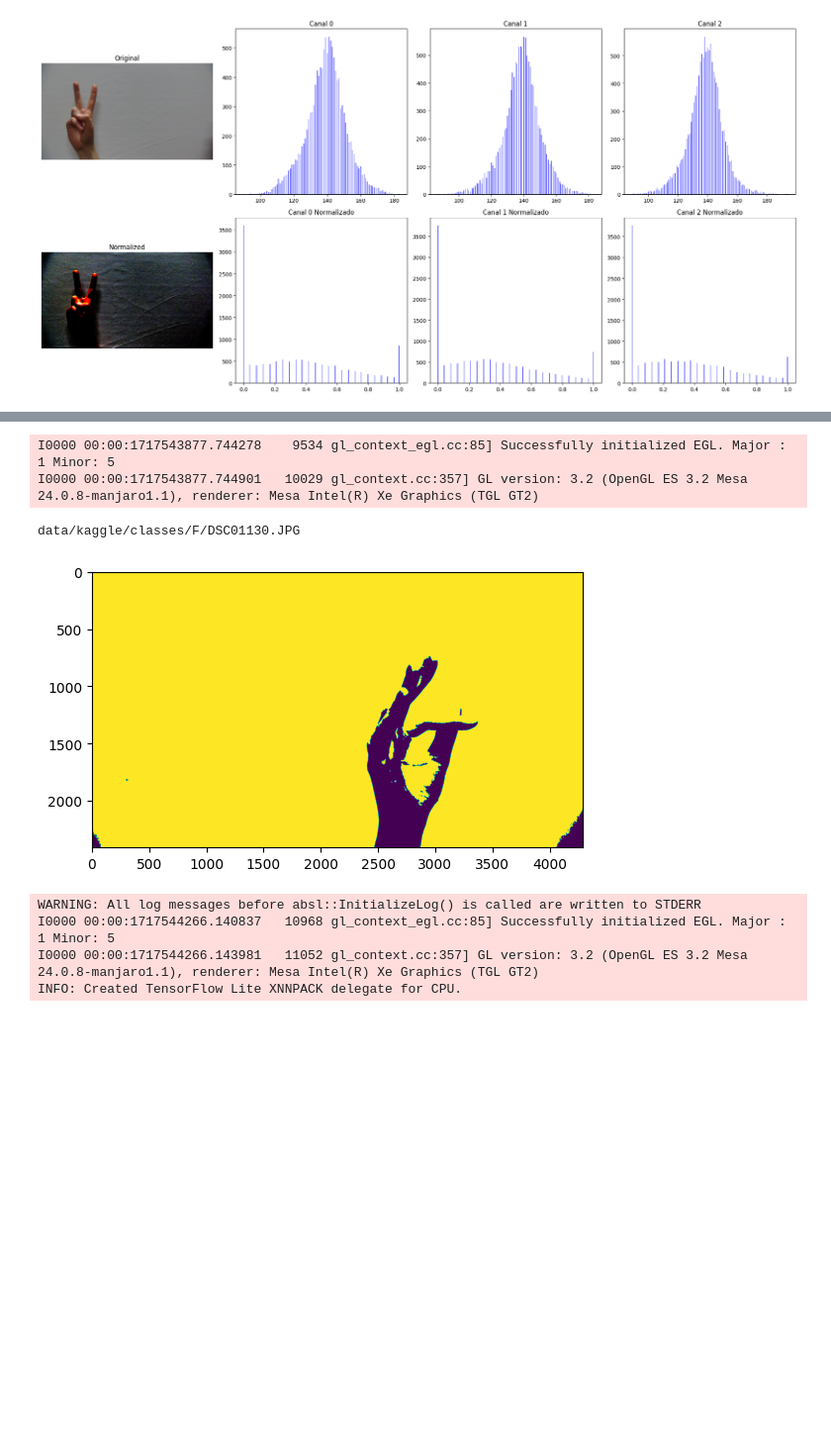
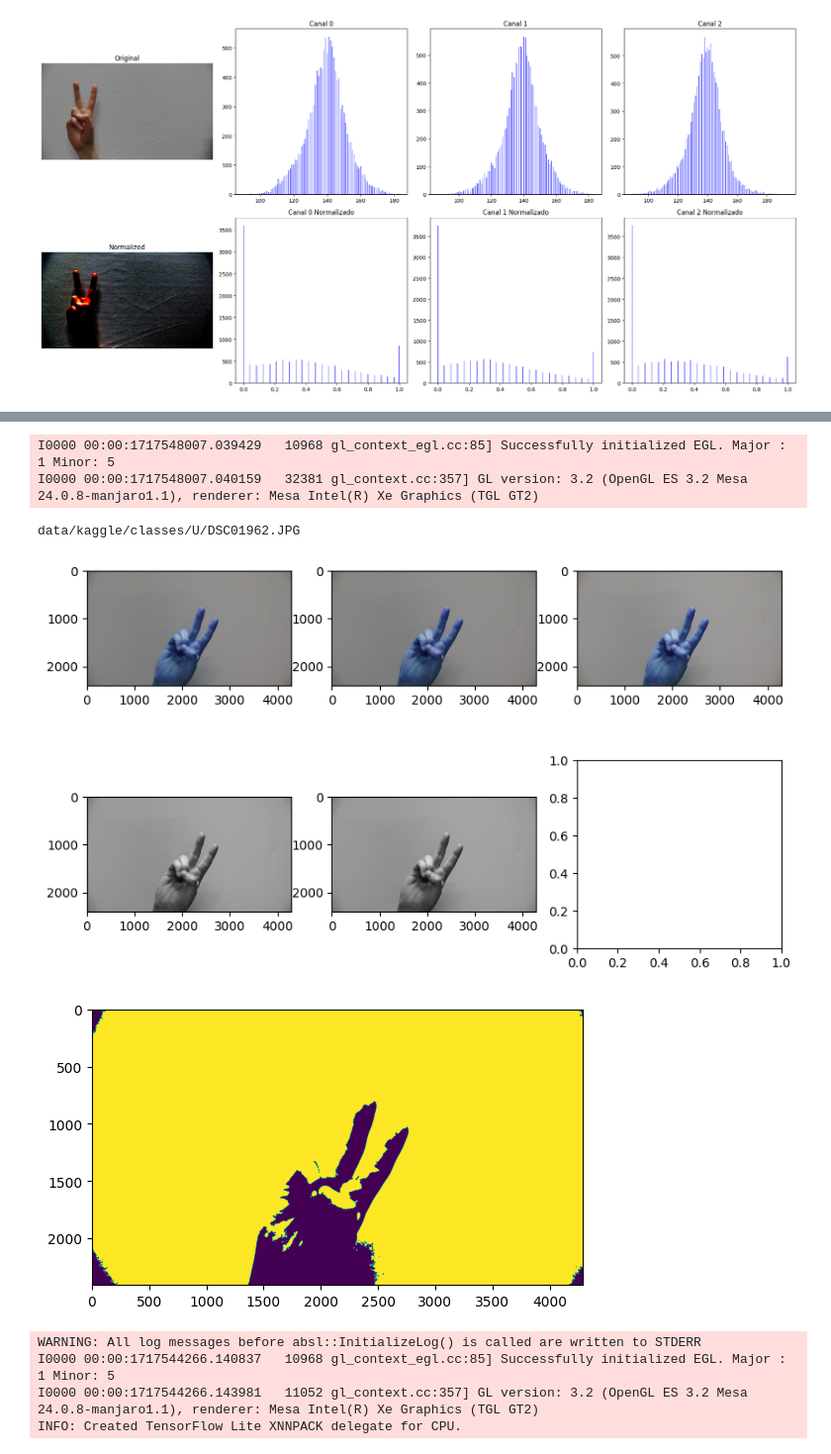
Before and after one commit to ohmono/EspSignLangModel, a Jupyter notebook: 01 Preproceso.ipynb, the cells around one changed output, grey strips where cells are left out. Shown at 99% size. Drawn from its saved outputs; the diff is of its cells as text; code cells hidden in the pictures; blank space fills up the shorter version.

```diff
--- a/01 Preproceso.ipynb
+++ b/01 Preproceso.ipynb
@@ -303,16 +145,23 @@ def draw_hand_landmarks(frame, landmarks, margin=15): # Función para dibujar lo
 # %%
 def preprocess_image(frame):
     # Noise reduction
+    fig, axs = plt.subplots(2,3, figsize=(10, 6))
+    axs[0, 0].imshow(frame)
     frame = cv2.GaussianBlur(frame, (5, 5), 0)
+    axs[0, 1].imshow(frame)
 
     # Intensity normalization
     frame = cv2.normalize(frame, None, alpha=0, beta=1, norm_type=cv2.NORM_MINMAX, dtype=cv2.CV_32F)
-
+    axs[0, 2].imshow(frame)
     # Color correction (convert to grayscale)
     frame = cv2.cvtColor(frame, cv2.COLOR_BGR2GRAY)
+    axs[1, 0].imshow(frame, cmap='gray')
 
     # Convert the image to uint8
     frame = cv2.convertScaleAbs(frame, alpha=(255.0))
+    axs[1, 1].imshow(frame, cmap='gray')
+
+    plt.show()
 
     return frame
 
@@ -344,7 +193,7 @@ def extract_features(frame):
 
     return features
 
-def process_images(directory, new_directory='classes_1'):
+def process_images(directory):
     mp_hands = mp.solutions.hands
     hands = mp_hands.Hands()
 
@@ -353,11 +202,6 @@ def process_images(directory, new_directory='classes_1'):
         rand_file = random.choice(os.listdir(f'{directory}/{rand_dir}'))
 
         filepath = f'{directory}/{rand_dir}/{rand_file}'
-        # new_subdir = new_directory + subdir[len(directory):]
-        # try:
-        #     os.makedirs(new_subdir, exist_ok=True)
-        # except Exception as e:
-        #     print(f"Error creating directory {new_subdir}: {e}")
 
         if filepath.endswith(".JPG") or filepath.endswith(".jpg"):
             print(filepath)
@@ -368,38 +212,39 @@ def process_images(directory, new_directory='classes_1'):
 
             # Hand segmentation
             frame = segment_hand(frame)
 
             img = cv2.cvtColor(frame, cv2.COLOR_GRAY2RGB)
             hands_results = hands.process(img)
             plt.imshow(frame)
 
             if hands_results.multi_hand_landmarks:
                 for landmarks in hands_results.multi_hand_landmarks:
                     drawn_frame, hand_rect = draw_hand_landmarks(frame, landmarks)
                     try:
                         frame_resized = cv2.resize(drawn_frame[hand_rect[1]:hand_rect[3], hand_rect[0]:hand_rect[2]], (512, 512))
 
                         # Feature extraction
                         features = extract_features(frame_resized)
+                        print(features)
 
                         plt.imshow(frame_resized)
-                        print(features)
                         plt.show()
                         # cv2.imwrite(os.path.join(new_subdir, file), frame_resized)
 
 
                     except Exception as e:
                         print(f"Error processing file {filepath}: {e}")
         break
 
     hands.close()
 
 process_images('data/kaggle/classes')
 # %% [output]
-I0000 00:00:1717543877.744278    9534 gl_context_egl.cc:85] Successfully initialized EGL. Major : 1 Minor: 5
-I0000 00:00:1717543877.744901   10029 gl_context.cc:357] GL version: 3.2 (OpenGL ES 3.2 Mesa 24.0.8-manjaro1.1), renderer: Mesa Intel(R) Xe Graphics (TGL GT2)
+I0000 00:00:1717548007.039429   10968 gl_context_egl.cc:85] Successfully initialized EGL. Major : 1 Minor: 5
+I0000 00:00:1717548007.040159   32381 gl_context.cc:357] GL version: 3.2 (OpenGL ES 3.2 Mesa 24.0.8-manjaro1.1), renderer: Mesa Intel(R) Xe Graphics (TGL GT2)
-data/kaggle/classes/F/DSC01130.JPG
+data/kaggle/classes/U/DSC01962.JPG
-[figure, old version]
+[figure, new version]
+[figure, added]
 # %%
 def capture_frames(hands, classes, path, num_frames=200):
     frame_step  = 20
```
Also changed, not shown: parts of 2 cells of this notebook.
